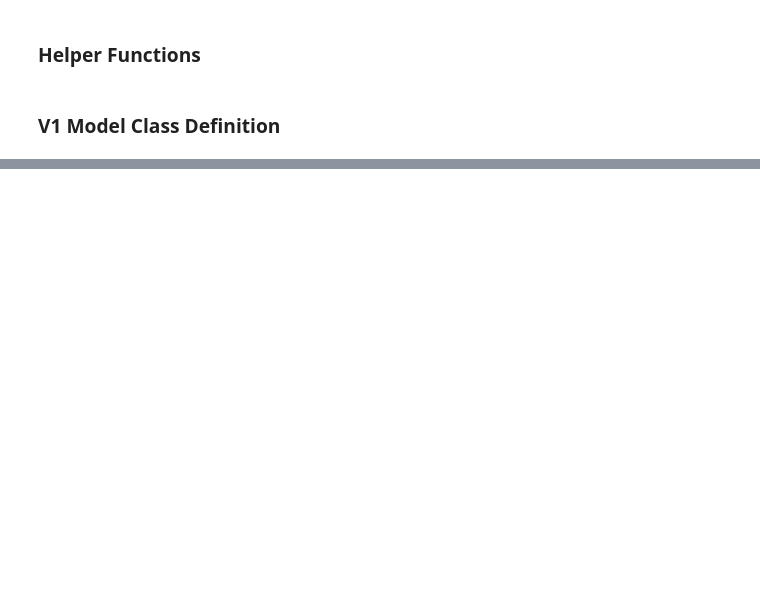
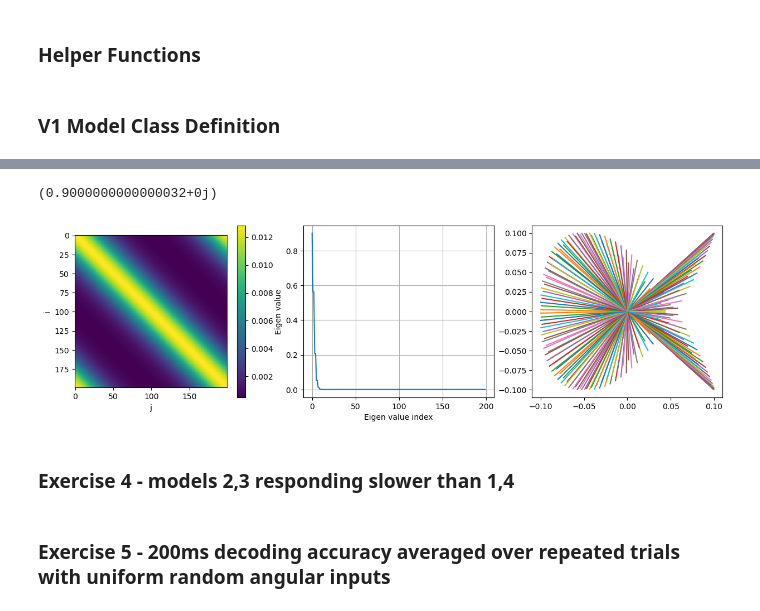
Before and after one commit to elbertwang00/4G3-Courseworks, a Jupyter notebook: Coursework1/coursework1.ipynb, the cells around one changed output, grey strips where cells are left out. Drawn from its saved outputs; the diff is of its cells as text; code cells hidden in the pictures; blank space fills up the shorter version.

```diff
--- a/Coursework1/coursework1.ipynb
+++ b/Coursework1/coursework1.ipynb
@@ -13,8 +16,8 @@ def R(W, alpha):
 def matrixHeatMap(matrix):
     plt.imshow(matrix, cmap='viridis', interpolation='nearest')
     plt.colorbar()
-    plt.title('Heatmap of Matrix')
-    plt.show()
+    plt.xlabel('j')
+    plt.ylabel('i')
 # %% [markdown]
 ### V1 Model Class Definition
 # %%
@@ -118,0 +213,26 @@ model4 = setModel4()
+# %%
+plt.figure(figsize=[15,4])
+
+eValues,eVectors = np.linalg.eig(models[2].W)
+print(max(eValues))
+
+plt.subplot(1,3,1)
+matrixHeatMap(models[2].W)
+
+plt.subplot(1,3,2)
+plt.plot(np.arange(0,eValues.shape[0]), eValues)
+plt.grid()
+plt.xlabel('Eigen value index')
+plt.ylabel('Eigen value')
+
+plt.subplot(1,3,3)
+for i in range(len(eVectors)):
+    plt.plot([0,eVectors[i][4]], [0,eVectors[i][6]])
+plt.show()
+# %% [output]
+(0.9000000000000032+0j)
+[figure, added]
+# %% [markdown]
+### Exercise 4 - models 2,3 responding slower than 1,4
+# %% [markdown]
+### Exercise 5 - 200ms decoding accuracy averaged over repeated trials with uniform random angular inputs
```
Also changed, not shown: parts of 18 cells of this notebook.
